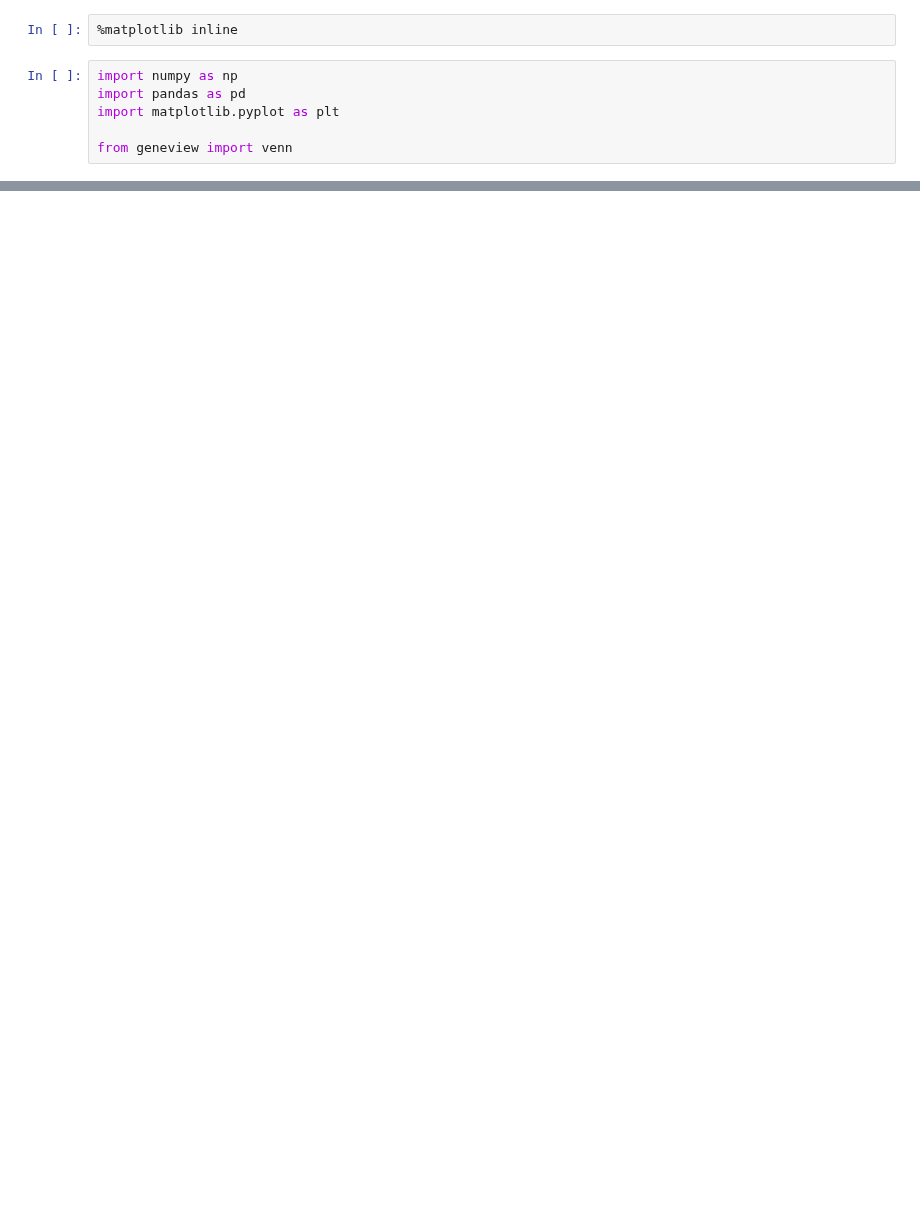
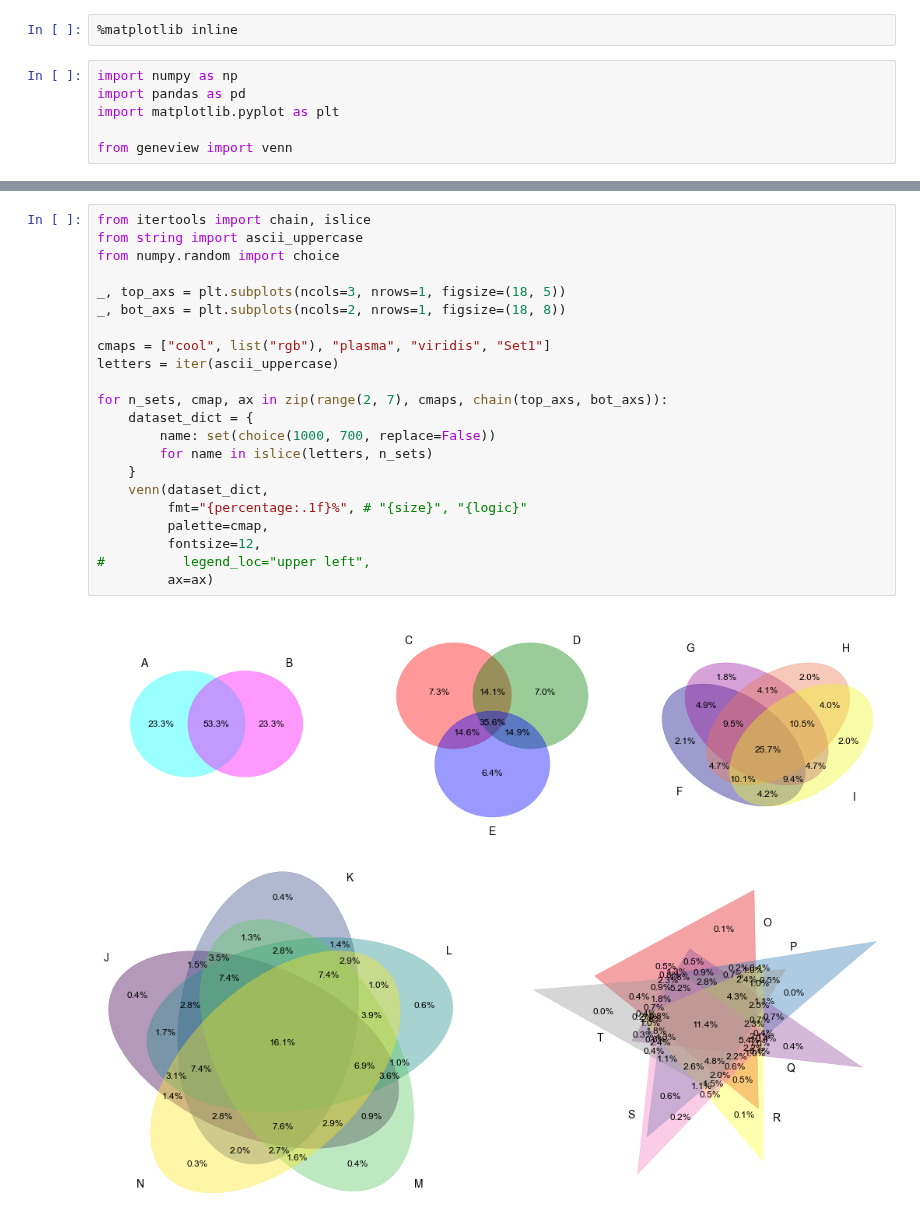
Before and after one commit to ShujiaHuang/geneview, a Jupyter notebook: docs/tutorial/venn.ipynb, the cells around one changed output, grey strips where cells are left out. Saved outputs shown, nothing was run; the diff lists cells and outputs as text; blank space fills up the shorter version.

```diff
--- a/docs/tutorial/venn.ipynb
+++ b/docs/tutorial/venn.ipynb
@@ -74,0 +35,25 @@ ax = venn(labels, dataset_labels=['list1', 'list2'])
+# %%
+from itertools import chain, islice
+from string import ascii_uppercase
+from numpy.random import choice
+
+_, top_axs = plt.subplots(ncols=3, nrows=1, figsize=(18, 5))
+_, bot_axs = plt.subplots(ncols=2, nrows=1, figsize=(18, 8))
+
+cmaps = ["cool", list("rgb"), "plasma", "viridis", "Set1"]
+letters = iter(ascii_uppercase)
+
+for n_sets, cmap, ax in zip(range(2, 7), cmaps, chain(top_axs, bot_axs)):
+    dataset_dict = {
+        name: set(choice(1000, 700, replace=False))
+        for name in islice(letters, n_sets)
+    }
+    venn(dataset_dict,
+         fmt="{percentage:.1f}%", # "{size}", "{logic}"
+         palette=cmap,
+         fontsize=12,
+#          legend_loc="upper left",
+         ax=ax)
+# %% [output]
+[figure, added]
+[figure, added]
```
Also changed, not shown: parts of 14 cells of this notebook, 2 other files.
